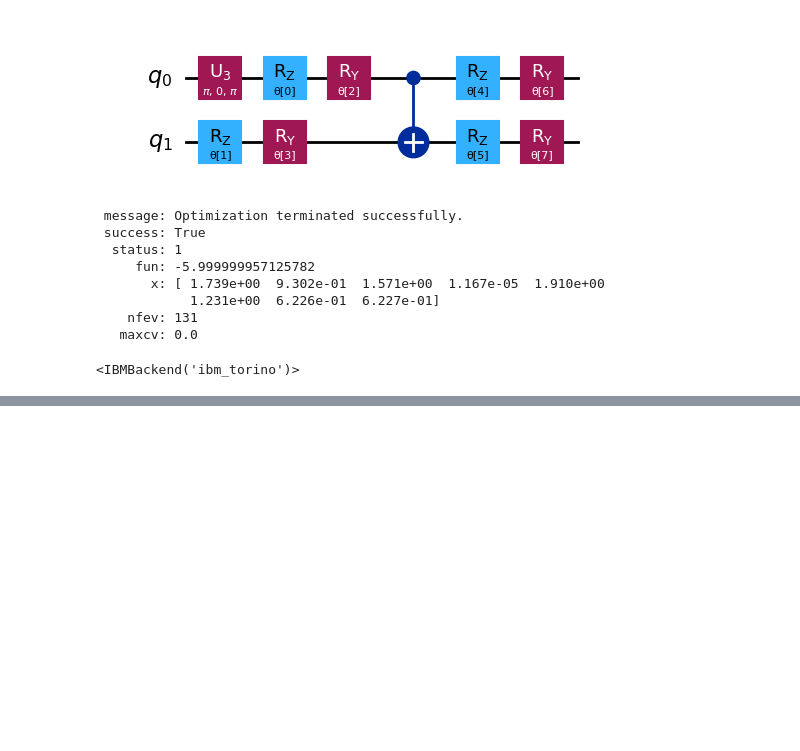
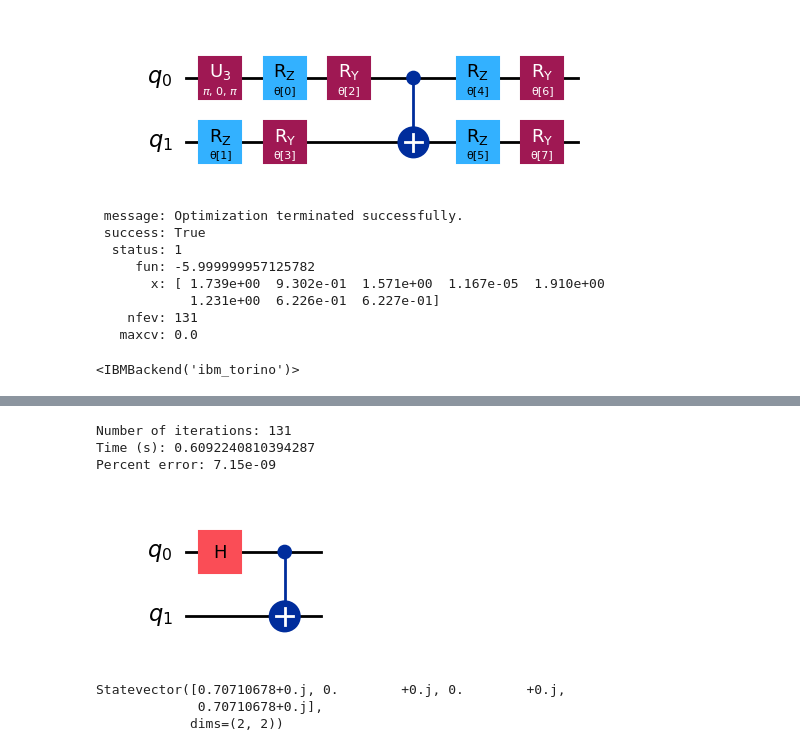
Before and after one commit to kibrahim757/qiskit_generated_code_samples, a Jupyter notebook: 12_variational_alogrithm_design.ipynb, the cells around one changed output, grey strips where cells are left out. Drawn from its saved outputs; the diff is of its cells as text; code cells hidden in the pictures; blank space fills up the shorter version.

```diff
--- a/12_variational_alogrithm_design.ipynb
+++ b/12_variational_alogrithm_design.ipynb
@@ -749,0 +953,33 @@ print(backend)
+# %%
+from numpy.linalg import eigvalsh
+
+solution_eigenvalue = min(eigvalsh(observable_1.to_matrix()))
+
+print(f"""Number of iterations: {result.nfev}""")
+print(f"""Time (s): {execution_time}""")
+
+print(
+    f"Percent error: {abs((result.fun - solution_eigenvalue)/solution_eigenvalue):.2e}"
+)
+# %% [output]
+Number of iterations: 131
+Time (s): 0.6092240810394287
+Percent error: 7.15e-09
+# %%
+from qiskit import QuantumCircuit
+
+ideal_qc = QuantumCircuit(2)
+ideal_qc.h(0)
+ideal_qc.cx(0, 1)
+
+ideal_qc.draw("mpl")
+# %% [output]
+[figure, added]
+# %%
+from qiskit.quantum_info import Statevector
+
+Statevector(ideal_qc)
+# %% [output]
+Statevector([0.70710678+0.j, 0.        +0.j, 0.        +0.j,
+             0.70710678+0.j],
+            dims=(2, 2))
```
Also changed, not shown: parts of 36 cells of this notebook.
